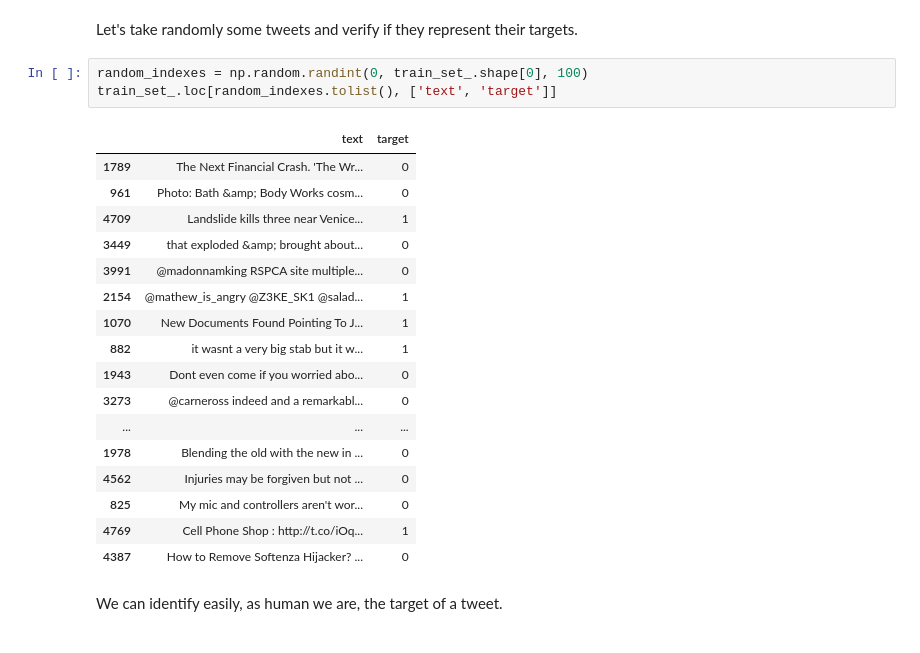
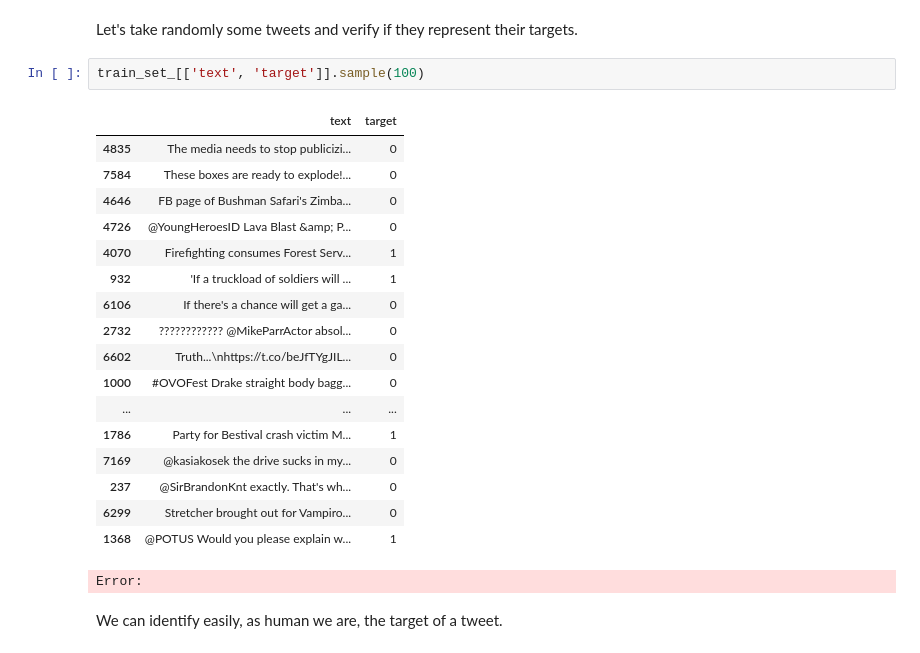
Before and after one commit to Oumar199/nlp_programs_exercises, a Jupyter notebook: kaggle_tweet_competition.ipynb, the cells around one changed output. Cells and saved outputs as stored; diff of their text form.

Commit message:
kaggle competition improve next

```diff
--- a/kaggle_tweet_competition.ipynb
+++ b/kaggle_tweet_competition.ipynb
@@ -257,27 +278,27 @@ The limitations are higher and lower that the max length and the min length so t
 #### Identify targets with only text
 # %% [markdown]
 Let's take randomly some tweets and verify if they represent their targets.
-# %%
-random_indexes = np.random.randint(0, train_set_.shape[0], 100)
-train_set_.loc[random_indexes.tolist(), ['text', 'target']]
-# %% [output]
-|  | text | target |
-| 1789 | The Next Financial Crash. 'The Wr... | 0 |
-| 961 | Photo: Bath &amp; Body Works cosm... | 0 |
-| 4709 | Landslide kills three near Venice... | 1 |
-| 3449 | that exploded &amp; brought about... | 0 |
-| 3991 | @madonnamking RSPCA site multiple... | 0 |
-| 2154 | @mathew_is_angry @Z3KE_SK1 @salad... | 1 |
-| 1070 | New Documents Found Pointing To J... | 1 |
-| 882 | it wasnt a very big stab but it w... | 1 |
-| 1943 | Dont even come if you worried abo... | 0 |
-| 3273 | @carneross indeed and a remarkabl... | 0 |
-| ... | ... | ... |
-| 1978 | Blending the old with the new in ... | 0 |
-| 4562 | Injuries may be forgiven but not ... | 0 |
-| 825 | My mic and controllers aren't wor... | 0 |
-| 4769 | Cell Phone Shop : http://t.co/iOq... | 1 |
-| 4387 | How to Remove Softenza Hijacker? ... | 0 |
+# %%
+train_set_[['text', 'target']].sample(100)
+# %% [output]
+|  | text | target |
+| 4835 | The media needs to stop publicizi... | 0 |
+| 7584 | These boxes are ready to explode!... | 0 |
+| 4646 | FB page of Bushman Safari's Zimba... | 0 |
+| 4726 | @YoungHeroesID Lava Blast &amp; P... | 0 |
+| 4070 | Firefighting consumes Forest Serv... | 1 |
+| 932 | 'If a truckload of soldiers will ... | 1 |
+| 6106 | If there's a chance will get a ga... | 0 |
+| 2732 | ???????????? @MikeParrActor absol... | 0 |
+| 6602 | Truth...\nhttps://t.co/beJfTYgJIL... | 0 |
+| 1000 | #OVOFest Drake straight body bagg... | 0 |
+| ... | ... | ... |
+| 1786 | Party for Bestival crash victim M... | 1 |
+| 7169 | @kasiakosek the drive sucks in my... | 0 |
+| 237 | @SirBrandonKnt exactly. That's wh... | 0 |
+| 6299 | Stretcher brought out for Vampiro... | 0 |
+| 1368 | @POTUS Would you please explain w... | 1 |
+Error:
 # %% [markdown]
 We can identify easily, as human we are, the target of a tweet.
 # %% [markdown]
```
Also changed, not shown: parts of 85 cells of this notebook, 1 other file.
